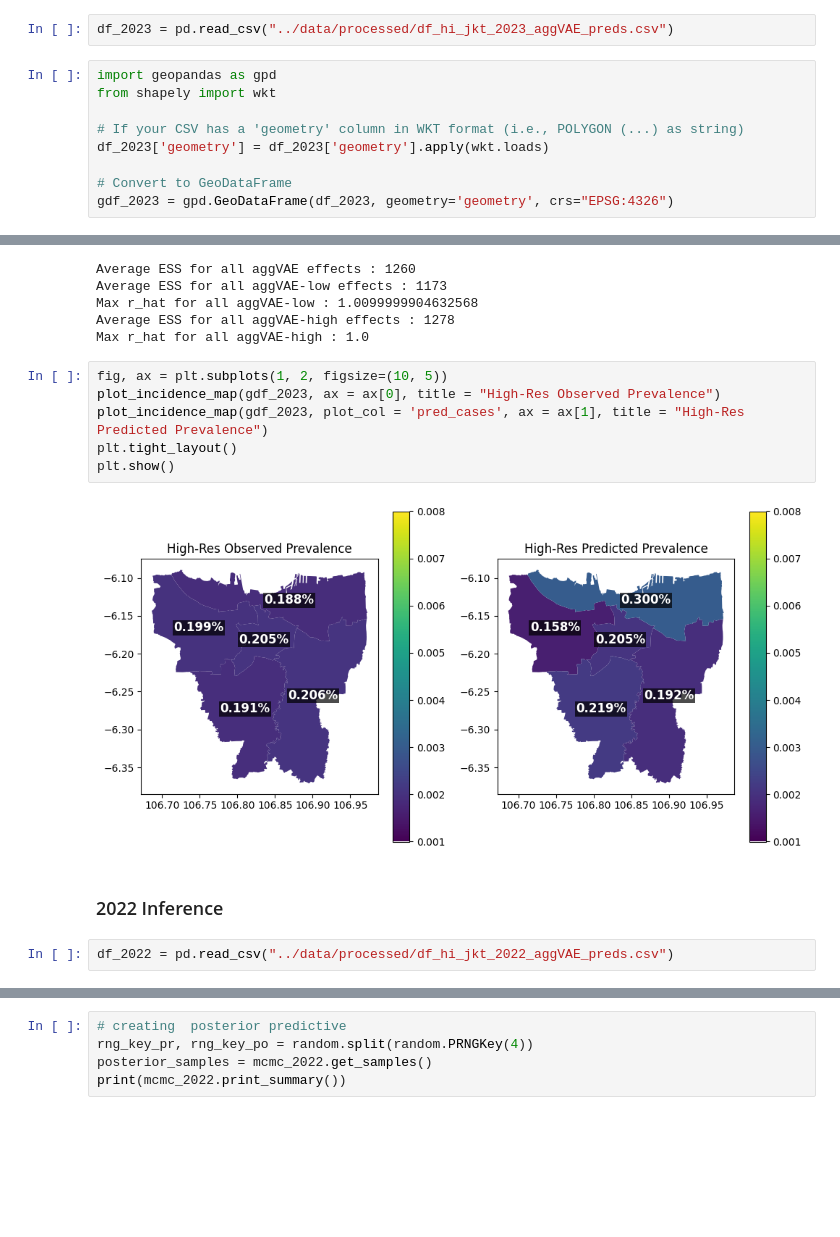
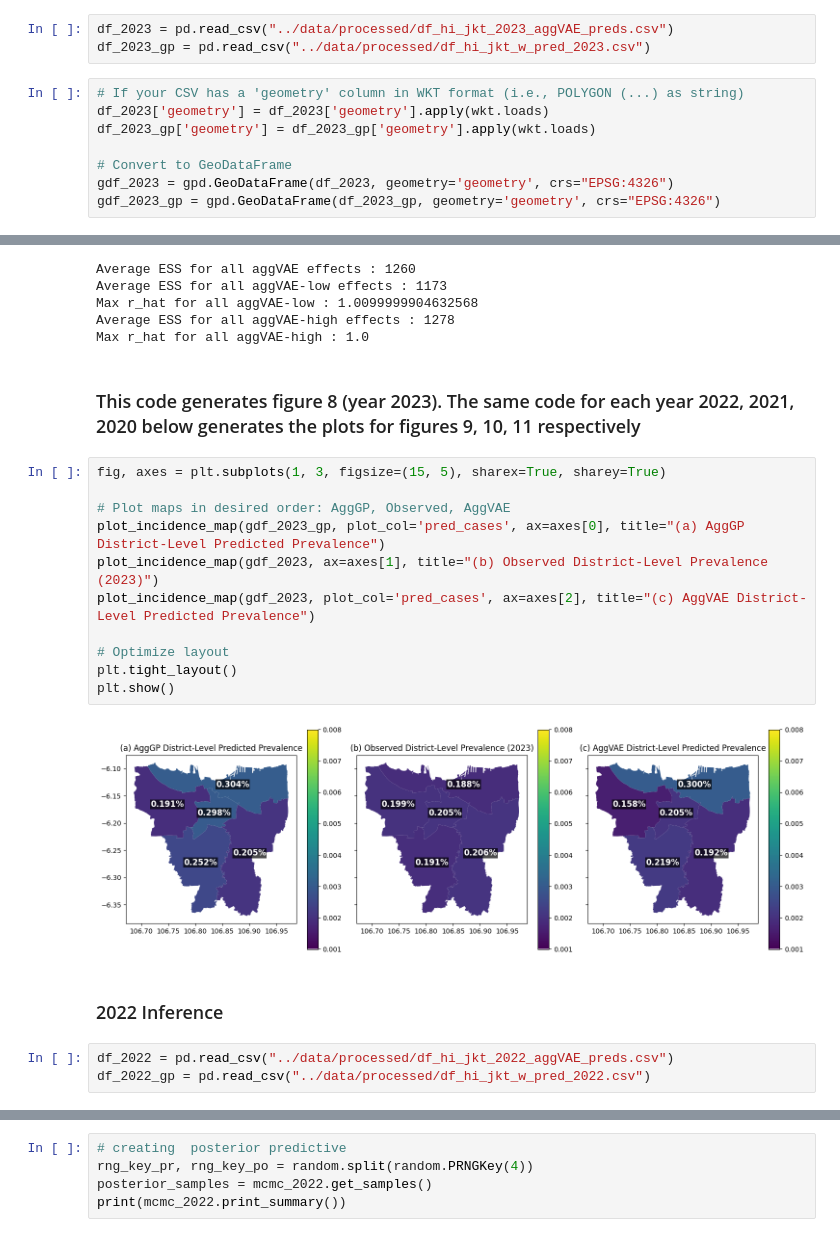
Before and after one commit to jeswid/DSE_FYP, a Jupyter notebook: src/aggVAE MCMC Inference.ipynb, the cells around one changed output, grey strips where cells are left out. Cells and saved outputs as stored; diff of their text form; blank space fills up the shorter version.

Commit message:
Finished commenting out codes and deleting unnecessary data

```diff
--- a/src/aggVAE MCMC Inference.ipynb
+++ b/src/aggVAE MCMC Inference.ipynb
@@ -135,12 +143,12 @@ n_hi = 5
 ### 2023 Inference
 # %%
 df_2023 = pd.read_csv("../data/processed/df_hi_jkt_2023_aggVAE_preds.csv")
+df_2023_gp = pd.read_csv("../data/processed/df_hi_jkt_w_pred_2023.csv")
 # %%
-import geopandas as gpd
-from shapely import wkt
-
 # If your CSV has a 'geometry' column in WKT format (i.e., POLYGON (...) as string)
 df_2023['geometry'] = df_2023['geometry'].apply(wkt.loads)
+df_2023_gp['geometry'] = df_2023_gp['geometry'].apply(wkt.loads)
 
 # Convert to GeoDataFrame
 gdf_2023 = gpd.GeoDataFrame(df_2023, geometry='geometry', crs="EPSG:4326")
+gdf_2023_gp = gpd.GeoDataFrame(df_2023_gp, geometry='geometry', crs="EPSG:4326")
@@ -189,16 +201,24 @@ Average ESS for all aggVAE-low effects : 1173
 Max r_hat for all aggVAE-low : 1.0099999904632568
 Average ESS for all aggVAE-high effects : 1278
 Max r_hat for all aggVAE-high : 1.0
+# %% [markdown]
+### This code generates figure 8 (year 2023). The same code for each year 2022, 2021, 2020 below generates the plots for figures 9, 10, 11 respectively
 # %%
-fig, ax = plt.subplots(1, 2, figsize=(10, 5))
-plot_incidence_map(gdf_2023, ax = ax[0], title = "High-Res Observed Prevalence")
-plot_incidence_map(gdf_2023, plot_col = 'pred_cases', ax = ax[1], title = "High-Res Predicted Prevalence")
+fig, axes = plt.subplots(1, 3, figsize=(15, 5), sharex=True, sharey=True)
+
+# Plot maps in desired order: AggGP, Observed, AggVAE
+plot_incidence_map(gdf_2023_gp, plot_col='pred_cases', ax=axes[0], title="(a) AggGP District-Level Predicted Prevalence")
+plot_incidence_map(gdf_2023, ax=axes[1], title="(b) Observed District-Level Prevalence (2023)")
+plot_incidence_map(gdf_2023, plot_col='pred_cases', ax=axes[2], title="(c) AggVAE District-Level Predicted Prevalence")
+
+# Optimize layout
 plt.tight_layout()
 plt.show()
 # %% [output]
-[figure, old version]
+[figure, new version]
 # %% [markdown]
 ### 2022 Inference
 # %%
 df_2022 = pd.read_csv("../data/processed/df_hi_jkt_2022_aggVAE_preds.csv")
+df_2022_gp = pd.read_csv("../data/processed/df_hi_jkt_w_pred_2022.csv")
 # %%
```
Also changed, not shown: parts of 18 cells of this notebook, 56 other files.
